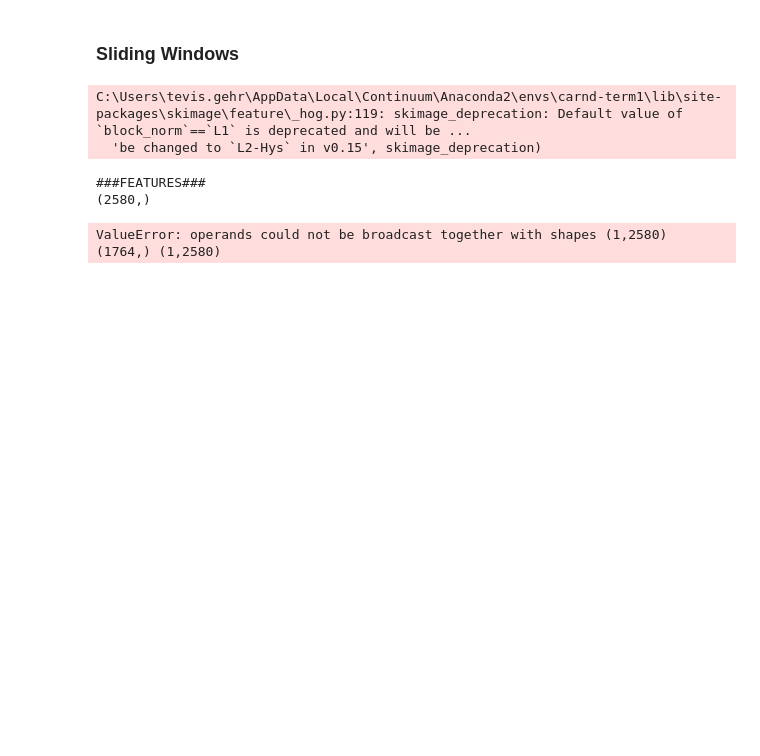
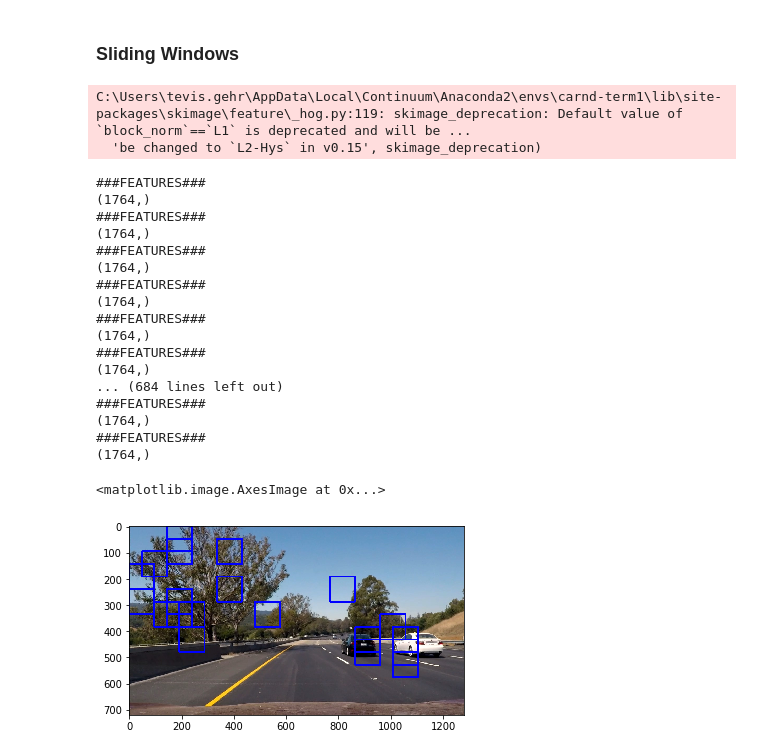
Before and after one commit to tevisgehr/Vehicle_Detection_Project, a Jupyter notebook: Vehicle_Detection_Project.ipynb, the cells around one changed output. Drawn from its saved outputs; the diff is of its cells as text; code cells hidden in the pictures; blank space fills up the shorter version.

```diff
--- a/Vehicle_Detection_Project.ipynb
+++ b/Vehicle_Detection_Project.ipynb
@@ -535,36 +525,53 @@ image = mpimg.imread('test_images/test6.jpg')
 
 
 ### TODO: Tweak these parameters and see how the results change.
 color_space = 'RGB' # Can be RGB, HSV, LUV, HLS, YUV, YCrCb
 orient = 9  # HOG orientations
 pix_per_cell = 8 # HOG pixels per cell
 cell_per_block = 2 # HOG cells per block
 hog_channel = 0 # Can be 0, 1, 2, or "ALL"
-spatial_size = (16, 16) # Spatial binning dimensions
-hist_bins = 16    # Number of histogram bins
-spatial_feat = True # Spatial features on or off
-hist_feat = True # Histogram features on or off
+spatial_size = (32, 32) # Spatial binning dimensions
+hist_bins = 32    # Number of histogram bins
+spatial_feat = False # Spatial features on or off
+hist_feat = False # Histogram features on or off
 hog_feat = True # HOG features on or off
 y_start_stop = [None, None] # Min and max in y to search in slide_window()
 
 
 
 windows = slide_window(image, x_start_stop=[None, None], y_start_stop=y_start_stop,
                        xy_window=(96, 96), xy_overlap=(0.5, 0.5))
 
 hot_windows = search_windows(image, windows, svc, X_scaler, color_space=color_space,
                              spatial_size=spatial_size, hist_bins=hist_bins,
                              orient=orient, pix_per_cell=pix_per_cell,
                              cell_per_block=cell_per_block,
                              hog_channel=hog_channel, spatial_feat=spatial_feat,
                              hist_feat=hist_feat, hog_feat=hog_feat)
 
+draw_image = np.copy(image)
 window_img = draw_boxes(draw_image, hot_windows, color=(0, 0, 255), thick=6)
 
 plt.imshow(window_img)
 # %% [output]
 C:\Users\tevis.gehr\AppData\Local\Continuum\Anaconda2\envs\carnd-term1\lib\site-packages\skimage\feature\_hog.py:119: skimage_deprecation: Default value of `block_norm`==`L1` is deprecated and will be ...
   'be changed to `L2-Hys` in v0.15', skimage_deprecation)
 ###FEATURES###
-(2580,)
+(1764,)
+###FEATURES###
+(1764,)
+###FEATURES###
+(1764,)
+###FEATURES###
+(1764,)
+###FEATURES###
+(1764,)
+###FEATURES###
+(1764,)
+... (684 lines left out)
+###FEATURES###
+(1764,)
+###FEATURES###
+(1764,)
-ValueError: operands could not be broadcast together with shapes (1,2580) (1764,) (1,2580)
+<matplotlib.image.AxesImage at 0x...>
+[figure, added]
```
Also changed, not shown: parts of 4 cells of this notebook.
